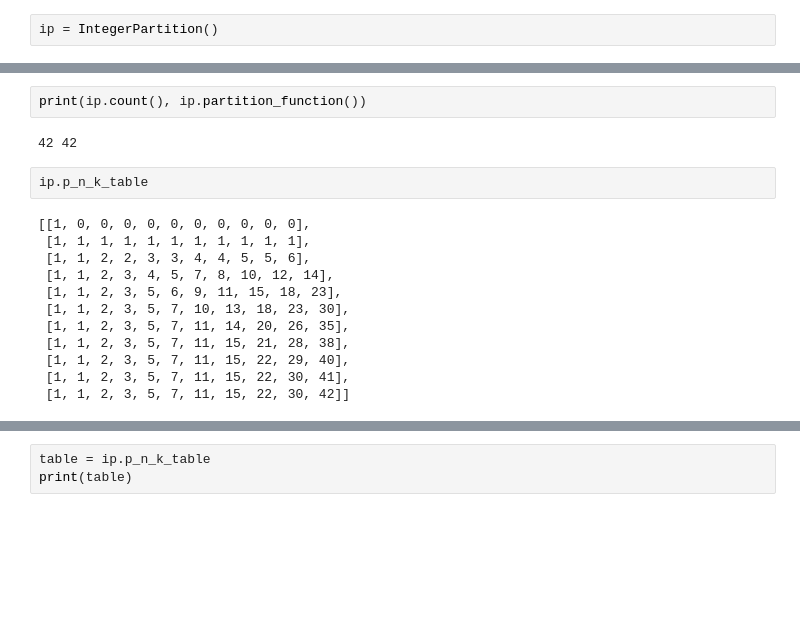
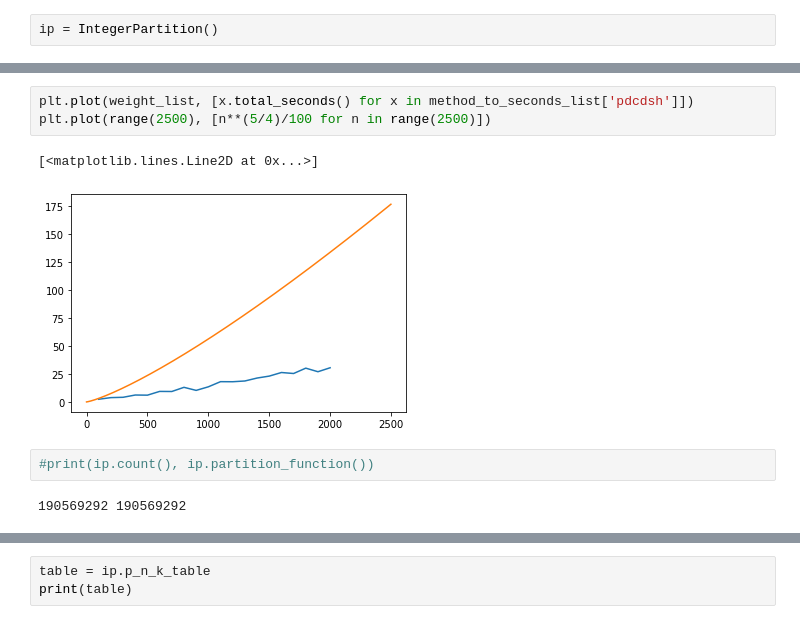
Before and after one commit to StephenDeSalvo/CombinatorialProbability, a Jupyter notebook: examples/integer partitions/Integer Partitions.ipynb, the cells around one changed output, grey strips where cells are left out. Drawn from its saved outputs; the diff is of its cells as text; blank space fills up the shorter version.

```diff
--- a/examples/integer partitions/Integer Partitions.ipynb
+++ b/examples/integer partitions/Integer Partitions.ipynb
@@ -14,18 +235,10 @@ ip.fit(weight=10, make_array=True, make_table=True, make_tilt=True)
+# %%
+plt.plot(weight_list, [x.total_seconds() for x in method_to_seconds_list['pdcdsh']])
+plt.plot(range(2500), [n**(5/4)/100 for n in range(2500)])
+# %% [output]
+[<matplotlib.lines.Line2D at 0x...>]
+[figure, added]
 # %%
-print(ip.count(), ip.partition_function())
+#print(ip.count(), ip.partition_function())
 # %% [output]
-42 42
+190569292 190569292
-# %%
-ip.p_n_k_table
-# %% [output]
-[[1, 0, 0, 0, 0, 0, 0, 0, 0, 0, 0],
- [1, 1, 1, 1, 1, 1, 1, 1, 1, 1, 1],
- [1, 1, 2, 2, 3, 3, 4, 4, 5, 5, 6],
- [1, 1, 2, 3, 4, 5, 7, 8, 10, 12, 14],
- [1, 1, 2, 3, 5, 6, 9, 11, 15, 18, 23],
- [1, 1, 2, 3, 5, 7, 10, 13, 18, 23, 30],
- [1, 1, 2, 3, 5, 7, 11, 14, 20, 26, 35],
- [1, 1, 2, 3, 5, 7, 11, 15, 21, 28, 38],
- [1, 1, 2, 3, 5, 7, 11, 15, 22, 29, 40],
- [1, 1, 2, 3, 5, 7, 11, 15, 22, 30, 41],
- [1, 1, 2, 3, 5, 7, 11, 15, 22, 30, 42]]
```
Also changed, not shown: parts of 29 cells of this notebook, 3 other files.
